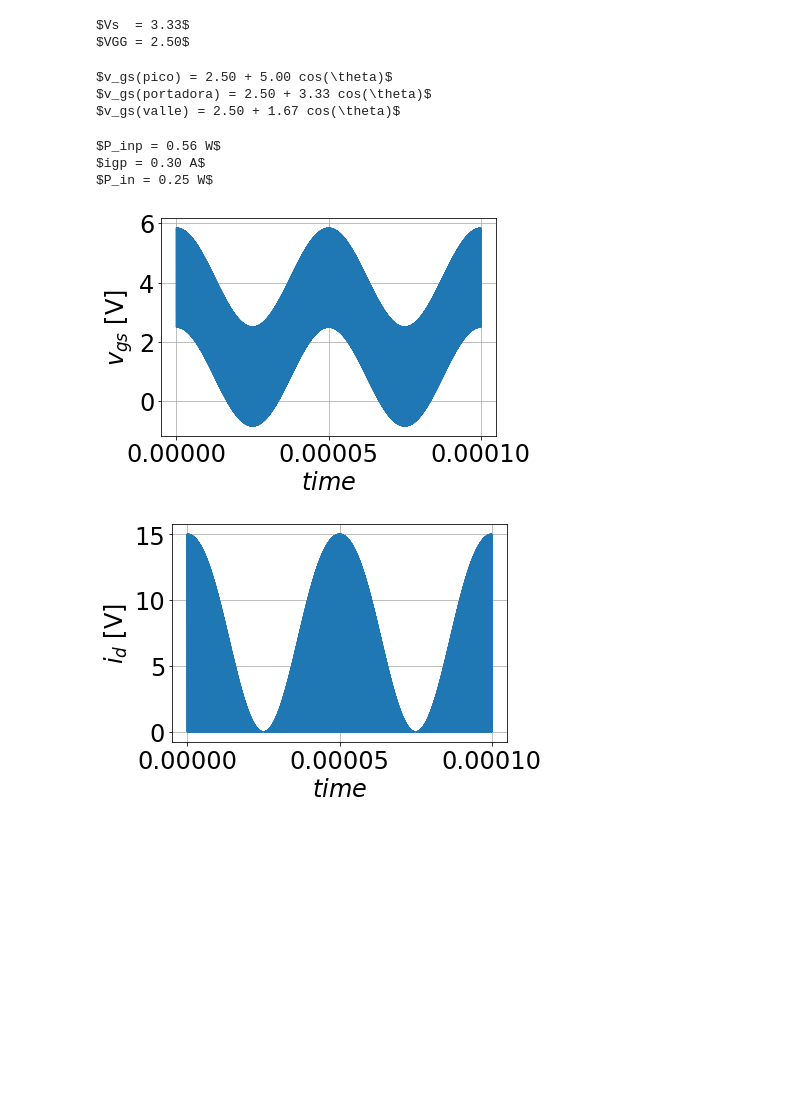
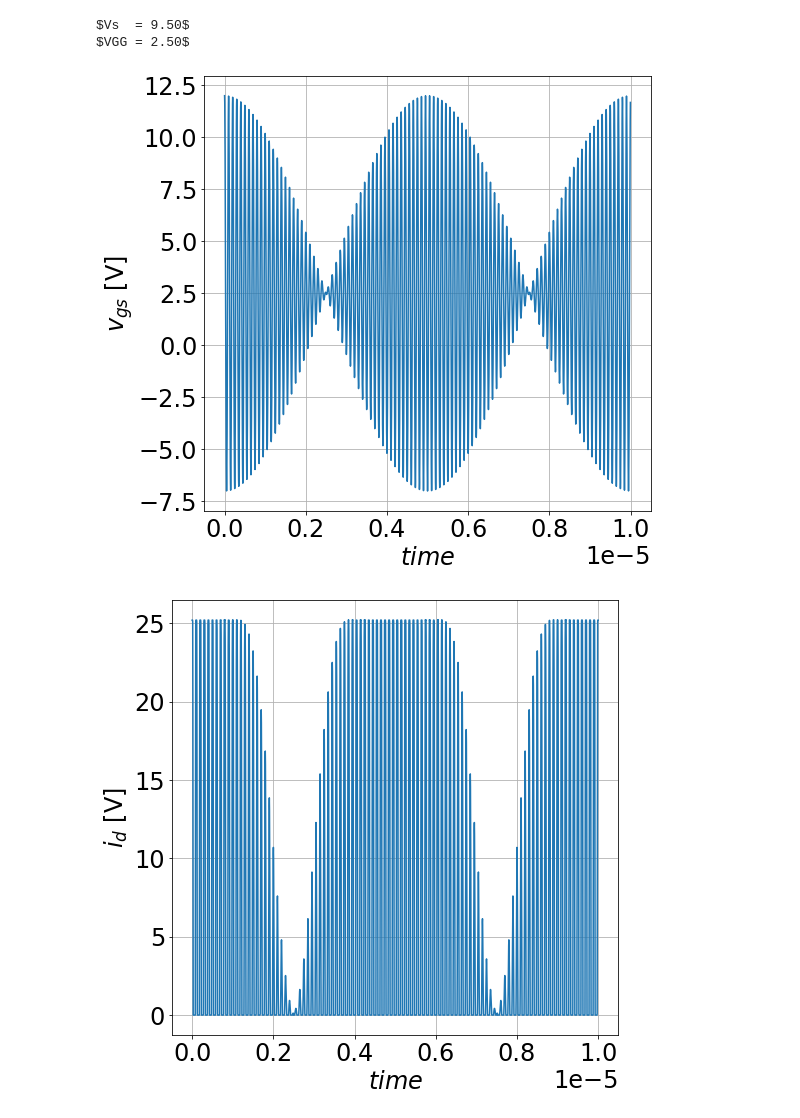
Before and after one commit to eaiii-frba-utn/2020, a Jupyter notebook: 6_Amplificadores_potencia/Ejercicios/Ejercicio7_ClaseB_intermodulacion _plots.ipynb, the cells around one changed output. Cells and saved outputs as stored; diff of their text form; code cells hidden in the pictures; blank space fills up the shorter version.

```diff
--- a/6_Amplificadores_potencia/Ejercicios/Ejercicio7_ClaseB_intermodulacion _plots.ipynb
+++ b/6_Amplificadores_potencia/Ejercicios/Ejercicio7_ClaseB_intermodulacion _plots.ipynb
@@ -87,0 +149,5 @@ plt.rcParams.update(params)
+# %%
+orden = 5
+z = np.polyfit((vgsd),idsd, orden)
+print(np.poly1d(np.polyfit((vgsd),idsd, orden)))
+p = np.poly1d(z)
@@ -87,0 +170,19 @@ plt.rcParams.update(params)
+# %%
+def idi(v):
+    i =  0.             if (v < 2.5) else 0
+    i = p(v) if (v >= 2.5  and v <  10) else i
+    i = p(10) if (v >= 10 ) else i
+    return i
+
+
+vgsa = np.arange(-5,12,0.01)
+idsa = []
+for v in vgsa:
+    idsa.append(idi(v))
+
+plt.plot(vgsa,idsa,'b.')
+plt.axis([-5, 15, -1, 30])
+plt.grid()
+plt.ylabel('ID(A)')
+plt.xlabel('VGS(V)')
+plt.show()
@@ -138,86 +243,46 @@ ds  =  1/(fs)
 # %%
 #### 1
 
-Vsp  = (Vgs_max-Vth)/(1-np.cos(th_c/2))
-VGG = Vgs_max - Vsp
+Vs  = (Vgs_max-Vth)/(1-np.cos(th_c/2))
+VGG  = Vgs_max - Vs
 
-Vs   = Vsp/(1+m)
 print('$Vs  = {:.2f}$'.format(Vs))
 
 print('$VGG = {:.2f}$'.format(VGG))
 # %% [output]
-$Vs  = 3.33$
+$Vs  = 9.50$
 $VGG = 2.50$
-# %%
-#### 2. $V_{gs(portadora)}$, $V_{gs(valle)}$
-
-print('$v_gs(pico) = {:.2f} + {:.2f} cos(\\theta)$'.format(VGG,Vs*(1+m)))
-
-
-print('$v_gs(portadora) = {:.2f} + {:.2f} cos(\\theta)$'.format(VGG,Vs))
-
-
-print('$v_gs(valle) = {:.2f} + {:.2f} cos(\\theta)$'.format(VGG,Vs*(1-m)))
-# %% [output]
-$v_gs(pico) = 2.50 + 5.00 cos(\theta)$
-$v_gs(portadora) = 2.50 + 3.33 cos(\theta)$
-$v_gs(valle) = 2.50 + 1.67 cos(\theta)$
-# %%
-#### 3. $i_{g}$ ( valor pico de la componente alterna de la excitación).
-
-Yin = 1/Zin
-Pinp = Vs**2*Yin.real/(4)
-
-print('$P_inp = {:.2f} W$'.format(Pinp))
-
-ig  = (Pinp*4/(Zg.real/2))**0.5
-
-print('$igp = {:.2f} A$'.format(ig))
-
-Pin = Pinp/(1+m)**2
-print('$P_in = {:.2f} W$'.format(Pin))
-# %% [output]
-$P_inp = 0.56 W$
-$igp = 0.30 A$
-$P_in = 0.25 W$
 # %%
 #### 4. $I_{do(pico)}$, $I_{d1(pico)}$
 
 def vgsi(VGG,Vs,fm,fc,time):
-    return VGG+Vs*(np.cos(2*np.pi*(fc-fm)*time))*(np.cos(2*np.pi*(fc+fm)*time))
-
-
-def idi(v):
-    i =  0.             if (v < 2.5) else 0
-    i = 5*(v-2.5)-0.045*(v-2.5)**3 if (v >= 2.50  and v < 8) else i
-    i = (20) if (v >= 8  ) else i
-    return i
+    return VGG+Vs*(np.cos(2*np.pi*(fm)*time))*(np.cos(2*np.pi*(fc)*time))
 
 
 time = np.arange(0,Tm,ds)
 
 vgs = vgsi(VGG,Vs,fm,fc,time)
 
 idd = np.array([idi(v) for v in vgs])
 
 
 plt.plot(time, vgs)
 plt.ylabel('$v_{gs}$ [V]')
 plt.xlabel('${time}$')
 
 plt.grid()
 plt.show()
 
 
 plt.plot(time, idd)
 plt.ylabel('$i_{d}$ [V]')
 plt.xlabel('${time}$')
 
 plt.grid()
 plt.show()
 # %% [output]
-[figure, old version]
+[figure, new version]
-[figure, old version]
+[figure, new version]
 # %%
 # FFT
 
```
Also changed, not shown: parts of 9 cells of this notebook, 7 other files.
